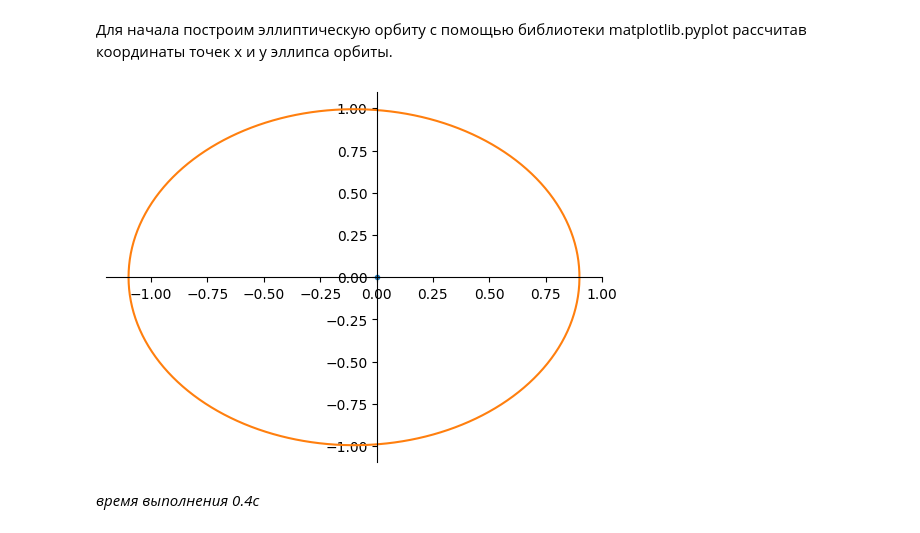
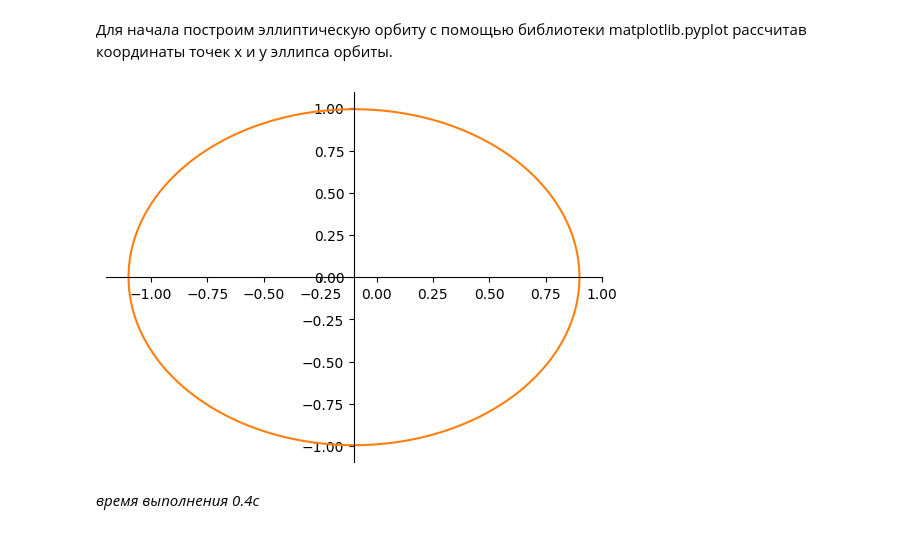
Before and after one commit to TheNarhawl/skm-akhmetov-dd, a Jupyter notebook: skm21.ipynb, the cells around one changed output. Cells and saved outputs as stored; diff of their text form; code cells hidden in the pictures.

Commit message:
Add files via upload
в одной строке указал 0,0,х[order],y[order]

```diff
--- a/skm21.ipynb
+++ b/skm21.ipynb
@@ -34,27 +35,26 @@ $y=r\sin(v)=a\sin(E)\sqrt{1-e^2}$
 # %%
 from numpy import*
 from matplotlib.pyplot import*
 import matplotlib.pyplot as plt
 from math import*
 M=24.851090
 e=0.1
 a=1
 N=720
 E=[i for i in arange(0,N)]
 x=array([a*(cos(E1)-e) for E1 in E])
 y=array([a*sin(E1)*sqrt(1-e**2) for E1 in E])
 angle = arctan2(x, y)
 order = argsort(angle)
-plot(0,0,'.')
-plot(x[order], y[order])
+plot(0, 0, x[order], y[order])
 ax = plt.gca()
-ax.spines.left.set_position(('axes', 0.547))
+ax.spines.left.set_position(('center'))
 ax.spines['bottom'].set_position('center')
 ax.spines['top'].set_visible(False)
 ax.spines['right'].set_visible(False)
 pass
 # %% [output]
-[figure, old version]
+[figure, new version]
 # %% [markdown]
 *время выполнения 0.4с*
 # %% [markdown]
```
